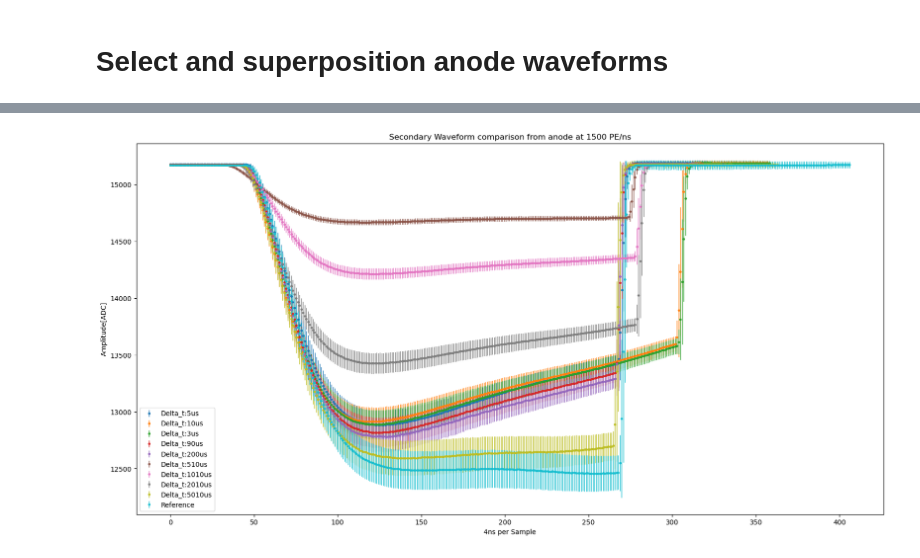
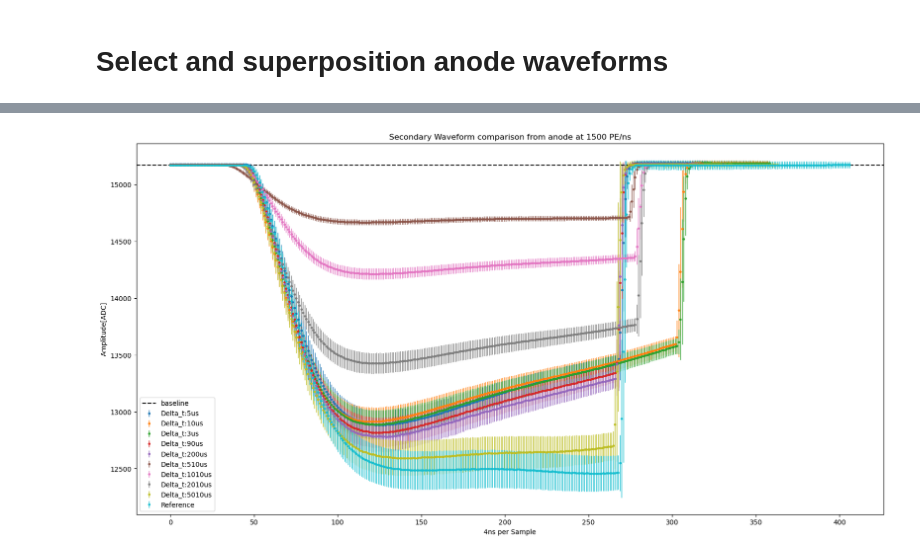
Before and after one commit to Westlake-University-Lsc-lab/ProcessLocalData, a Jupyter notebook: CombineWaveform.ipynb, the cells around one changed output, grey strips where cells are left out. Cells and saved outputs as stored; diff of their text form; code cells hidden in the pictures.

```diff
--- a/CombineWaveform.ipynb
+++ b/CombineWaveform.ipynb
@@ -232,6 +25,7 @@ def calculate_ch0_mean_std(file, threshold=100, start_index=1000, end_index=None
             data_array[i][j] = wave_array[i][j]
     mean_array = np.mean(data_array, axis=0)
     std_array = np.std(data_array, axis=0)
+    data_array = None
     return mean_array[st-50:ed+50], std_array[st-50:ed+50]
 
 def calculate_ch0_mean_std_0(file, threshold=100, start_index=10, end_index= 500 ):
@@ -255,6 +49,7 @@ def calculate_ch0_mean_std_0(file, threshold=100, start_index=10, end_index= 500
             data_array[i][j] = wave_array[i][j]
     mean_array = np.mean(data_array, axis=0)
     std_array = np.std(data_array, axis=0)
+    data_array = None
     return mean_array[st-50:ed+50], std_array[st-50:ed+50]
 # %%
 file  = 'outnpy/lv2415_lv2414_20241113_12DB_LED_1.6v_900mv_1p9_1p36_5us_run0_raw_b0_seg0.h5py'
@@ -286,3 +81,6 @@ file = 'outnpy/lv2415_lv2414_20241113_12DB_LED_1.6v_900mv_1p36_1p7_10us_500hz_ru
 mea_2010us, std_2010us = calculate_ch0_mean_std_0(file, threshold=100, start_index=10, end_index=500)
 file = 'outnpy/lv2415_lv2414_20241113_12DB_LED_1.6v_900mv_1p36_1p7_10us_200hz_run0_raw_b0_seg0.h5py'
 mea_5010us, std_5010us = calculate_ch0_mean_std_0(file, threshold=100, start_index=10, end_index=500)
+# %%
+df = pd.read_hdf(file, key='winfo')
+df.head()
@@ -303,33 +108,32 @@ rainbow_colors = [
 rainbow_cmap = ListedColormap(rainbow_colors)
 fig, ax = plt.subplots(figsize=(20,10))
 # plt.step(np.arange(len(mean_array[:500])), mean_array[:500], where='mid', label='', color='r')
 x = np.linspace(0, len(mea_5us), len(mea_5us))
 ax.errorbar(x, mea_5us, yerr=std_5us, fmt='.',  markersize=5,  capsize=0, elinewidth=1, capthick=1, color=cmap(0),  label='Delta_t:5us')
 x = np.linspace(0, len(mea_10us), len(mea_10us))
 ax.errorbar(x, mea_10us, yerr=std_10us, fmt='.',  markersize=5,  capsize=0, elinewidth=1, capthick=1, color=cmap(1),  label='Delta_t:10us')
 x = np.linspace(0, len(mea_30us), len(mea_30us))
 ax.errorbar(x, mea_30us, yerr=std_30us, fmt='.',  markersize=5,  capsize=0, elinewidth=1, capthick=1, color=cmap(2),  label='Delta_t:3us')
 x = np.linspace(0, len(mea_90us), len(mea_90us))
 ax.errorbar(x, mea_90us, yerr=std_90us, fmt='.',  markersize=5,  capsize=0, elinewidth=1, capthick=1, color=cmap(3),  label='Delta_t:90us')
 x = np.linspace(0, len(mea_200us), len(mea_200us))
 ax.errorbar(x, mea_200us, yerr=std_200us, fmt='.',  markersize=5,  capsize=0, elinewidth=1, capthick=1, color=cmap(4), label='Delta_t:200us')
 x = np.linspace(0, len(mea_510us), len(mea_510us))
 ax.errorbar(x, mea_510us, yerr=std_510us, fmt='.',  markersize=5,  capsize=0, elinewidth=1, capthick=1, color=cmap(5),  label='Delta_t:510us')
 x = np.linspace(0, len(mea_1010us), len(mea_1010us))
 ax.errorbar(x, mea_1010us, yerr=std_1010us, fmt='.',  markersize=5,  capsize=0, elinewidth=1, capthick=1, color=cmap(6),  label='Delta_t:1010us')
 x = np.linspace(0, len(mea_2010us), len(mea_2010us))
 ax.errorbar(x, mea_2010us, yerr=std_2010us, fmt='.',  markersize=5,  capsize=0, elinewidth=1, capthick=1, color=cmap(7),  label='Delta_t:2010us')
 x = np.linspace(0, len(mea_5010us), len(mea_5010us))
 ax.errorbar(x, mea_5010us, yerr=std_5010us, fmt='.',  markersize=5,  capsize=0, elinewidth=1, capthick=1, color=cmap(8),  label='Delta_t:5010us')
 x = np.linspace(0, len(mea_ref), len(mea_ref))
 ax.errorbar(x, mea_ref, yerr=std_ref, fmt='.',  markersize=5,  capsize=0, elinewidth=1, capthick=1, color=cmap(9),  label='Reference')
-
 ax.set_xlabel('4ns per Sample')
 ax.set_ylabel('Amplitude[ADC]')
 ax.set_title('Secondary Waveform comparison from anode at 1500 PE/ns')
-# plt.axhline(y=df_5us.Baseline[:][2], color='black', linestyle='--', label='baseline')
+plt.axhline(y=df.Baseline[:][0], color='black', linestyle='--', label='baseline')
 plt.legend(loc='lower left')
 plt.savefig(r'./figs/S2_waveform_comparison_anode_1p9V_20241119.png',dpi=300)
 plt.show()
 # %% [output]
-[figure, old version]
+[figure, new version]
```
Also changed, not shown: parts of 47 cells of this notebook.
